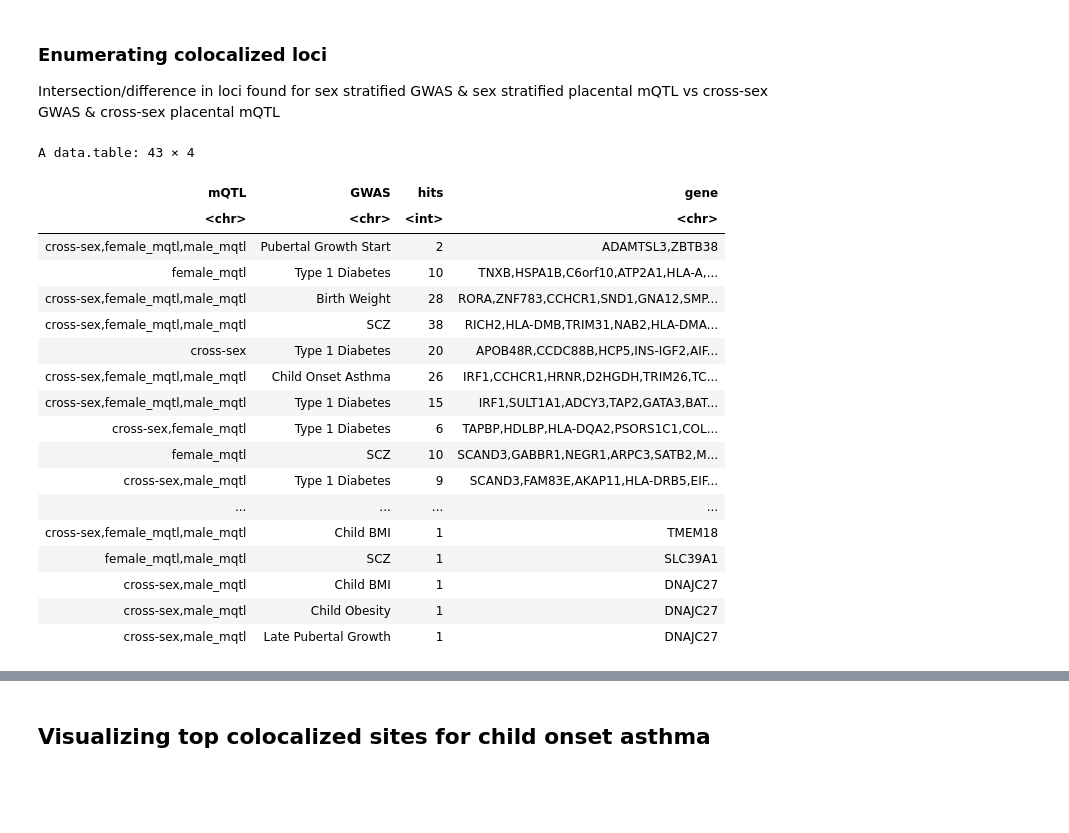
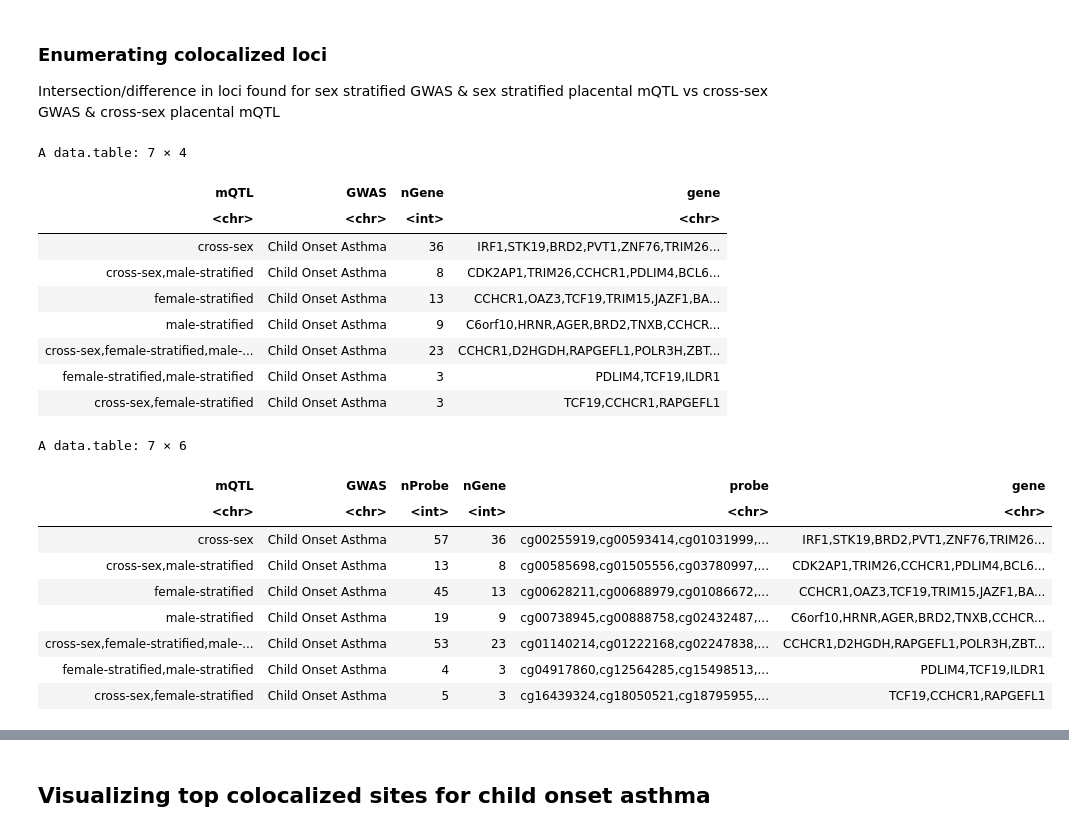
Before and after one commit to wilcas/sex_specific_mQTL, a Jupyter notebook: mQTL_analyses/main_analyses/placental_mqtl_colocalization.ipynb, the cells around one changed output, grey strips where cells are left out. Cells and saved outputs as stored; diff of their text form; code cells hidden in the pictures; blank space fills up the shorter version.

```diff
--- a/mQTL_analyses/main_analyses/placental_mqtl_colocalization.ipynb
+++ b/mQTL_analyses/main_analyses/placental_mqtl_colocalization.ipynb
@@ -740,52 +740,44 @@ selected_traits <- c(
     'Late Pubertal Growth'
 )
 coloc_sex_manifest$GWAS <- recode(gsub(" \\(.*","",coloc_sex_manifest$GWAS),'Childhood BMI'='Child BMI','Childhood Onset Asthma'='Child Onset Asthma','Childhood Obesity'= 'Child Obesity')
-colocalization_by_probe <- coloc_sex_manifest[
+all_coloc_summary <- coloc_sex_manifest[
     PP.H4.abf > 0.9 &
     GWAS %in% selected_traits,
-    .(mQTL=paste0(unique(mQTL[order(mQTL)]),collapse=","),PP.H4.abf),
-    by=c("probe","GWAS")
-][,.(hits=uniqueN(probe),probe=paste0(unique(probe[order(-PP.H4.abf)]),collapse=",")),by=c("mQTL","GWAS")]
-# fwrite(colocalization_by_probe %>% mutate(mQTL= gsub("_mqtl","-stratified",mQTL)),file=here("data","colocalization_by_probe.csv"))
-coloc_sex_manifest_gene <- coloc_sex_manifest[UCSC_RefGene_Name != ""]
-coloc_sex_manifest_gene$UCSC_RefGene_Name <- gsub(";.*","",coloc_sex_manifest_gene$UCSC_RefGene_Name)
-
-colocalization_by_gene <- coloc_sex_manifest_gene[
-    PP.H4.abf > 0.9 &
-    GWAS %in% selected_traits,
-    .(mQTL= paste0(unique(mQTL[order(mQTL)]),collapse=",")),
-    by=c("UCSC_RefGene_Name","GWAS")
-][,.(hits=.N,gene=paste0(unique(UCSC_RefGene_Name),collapse=",")),by=c("mQTL","GWAS")]
-# fwrite(colocalization_by_gene %>% mutate(mQTL= gsub("_mqtl","-stratified",mQTL)),file=here("data","colocalization_by_gene.csv"))
-# fwrite(coloc_sex_manifest[
-#     PP.H4.abf > 0.9 &
-#     GWAS %in% selected_traits,
-#     .(mQTL=paste0(unique(mQTL[order(mQTL)]),collapse=",")),
-#     by=c("probe","UCSC_RefGene_Name","GWAS")
-# ][UCSC_RefGene_Name != ""][,.(hits=.N,probe=paste0(unique(probe),collapse=","),gene=paste0(unique(gsub(";.*","",UCSC_RefGene_Name)),collapse=",")),by=c("mQTL","GWAS")]%>% mutate(mQTL= gsub("_mqtl","-stratified",mQTL)),
-#        file=here("data","colocalization-probe-gene.csv"))
+    .(mQTL=paste0(unique(mQTL[order(mQTL)]),collapse=",")),
+    by=c("probe","UCSC_RefGene_Name","GWAS")
+][,.(
+    nProbe=uniqueN(probe),
+    nGene=uniqueN(gsub(";.*","",UCSC_RefGene_Name[UCSC_RefGene_Name != ""])),
+    probe=paste0(unique(probe),collapse=","),
+    gene=paste0(unique(gsub(";.*","",UCSC_RefGene_Name[UCSC_RefGene_Name != ""])),collapse=",")
+    ),
+    by=c("mQTL","GWAS")
+]%>% mutate(mQTL= gsub("_mqtl","-stratified",mQTL))
+fwrite(all_coloc_summary,file=here("data","colocalization-probe-gene.csv"))
+# %% [output]
+A data.table: 7 × 4
+| mQTL | GWAS | nGene | gene |
+| <chr> | <chr> | <int> | <chr> |
+| cross-sex | Child Onset Asthma | 36 | IRF1,STK19,BRD2,PVT1,ZNF76,TRIM26... |
+| cross-sex,male-stratified | Child Onset Asthma | 8 | CDK2AP1,TRIM26,CCHCR1,PDLIM4,BCL6... |
+| female-stratified | Child Onset Asthma | 13 | CCHCR1,OAZ3,TCF19,TRIM15,JAZF1,BA... |
+| male-stratified | Child Onset Asthma | 9 | C6orf10,HRNR,AGER,BRD2,TNXB,CCHCR... |
+| cross-sex,female-stratified,male-... | Child Onset Asthma | 23 | CCHCR1,D2HGDH,RAPGEFL1,POLR3H,ZBT... |
+| female-stratified,male-stratified | Child Onset Asthma | 3 | PDLIM4,TCF19,ILDR1 |
+| cross-sex,female-stratified | Child Onset Asthma | 3 | TCF19,CCHCR1,RAPGEFL1 |
 # %%
-colocalization_by_gene
+all_coloc_summary[GWAS == "Child Onset Asthma"]
 # %% [output]
-A data.table: 43 × 4
+A data.table: 7 × 6
-| mQTL | GWAS | hits | gene |
-| <chr> | <chr> | <int> | <chr> |
-| cross-sex,female_mqtl,male_mqtl | Pubertal Growth Start | 2 | ADAMTSL3,ZBTB38 |
-| female_mqtl | Type 1 Diabetes | 10 | TNXB,HSPA1B,C6orf10,ATP2A1,HLA-A,... |
-| cross-sex,female_mqtl,male_mqtl | Birth Weight | 28 | RORA,ZNF783,CCHCR1,SND1,GNA12,SMP... |
-| cross-sex,female_mqtl,male_mqtl | SCZ | 38 | RICH2,HLA-DMB,TRIM31,NAB2,HLA-DMA... |
-| cross-sex | Type 1 Diabetes | 20 | APOB48R,CCDC88B,HCP5,INS-IGF2,AIF... |
-| cross-sex,female_mqtl,male_mqtl | Child Onset Asthma | 26 | IRF1,CCHCR1,HRNR,D2HGDH,TRIM26,TC... |
-| cross-sex,female_mqtl,male_mqtl | Type 1 Diabetes | 15 | IRF1,SULT1A1,ADCY3,TAP2,GATA3,BAT... |
-| cross-sex,female_mqtl | Type 1 Diabetes | 6 | TAPBP,HDLBP,HLA-DQA2,PSORS1C1,COL... |
-| female_mqtl | SCZ | 10 | SCAND3,GABBR1,NEGR1,ARPC3,SATB2,M... |
-| cross-sex,male_mqtl | Type 1 Diabetes | 9 | SCAND3,FAM83E,AKAP11,HLA-DRB5,EIF... |
-| ... | ... | ... | ... |
-| cross-sex,female_mqtl,male_mqtl | Child BMI | 1 | TMEM18 |
-| female_mqtl,male_mqtl | SCZ | 1 | SLC39A1 |
-| cross-sex,male_mqtl | Child BMI | 1 | DNAJC27 |
-| cross-sex,male_mqtl | Child Obesity | 1 | DNAJC27 |
-| cross-sex,male_mqtl | Late Pubertal Growth | 1 | DNAJC27 |
+| mQTL | GWAS | nProbe | nGene | probe | gene |
+| <chr> | <chr> | <int> | <int> | <chr> | <chr> |
+| cross-sex | Child Onset Asthma | 57 | 36 | cg00255919,cg00593414,cg01031999,... | IRF1,STK19,BRD2,PVT1,ZNF76,TRIM26... |
+| cross-sex,male-stratified | Child Onset Asthma | 13 | 8 | cg00585698,cg01505556,cg03780997,... | CDK2AP1,TRIM26,CCHCR1,PDLIM4,BCL6... |
+| female-stratified | Child Onset Asthma | 45 | 13 | cg00628211,cg00688979,cg01086672,... | CCHCR1,OAZ3,TCF19,TRIM15,JAZF1,BA... |
+| male-stratified | Child Onset Asthma | 19 | 9 | cg00738945,cg00888758,cg02432487,... | C6orf10,HRNR,AGER,BRD2,TNXB,CCHCR... |
+| cross-sex,female-stratified,male-... | Child Onset Asthma | 53 | 23 | cg01140214,cg01222168,cg02247838,... | CCHCR1,D2HGDH,RAPGEFL1,POLR3H,ZBT... |
+| female-stratified,male-stratified | Child Onset Asthma | 4 | 3 | cg04917860,cg12564285,cg15498513,... | PDLIM4,TCF19,ILDR1 |
+| cross-sex,female-stratified | Child Onset Asthma | 5 | 3 | cg16439324,cg18050521,cg18795955,... | TCF19,CCHCR1,RAPGEFL1 |
 # %%
 options(width=10,repr.plot.width= 10, repr.plot.height= 7, repr.plot.res = 300)
 
```
Also changed, not shown: parts of 7 cells of this notebook.
